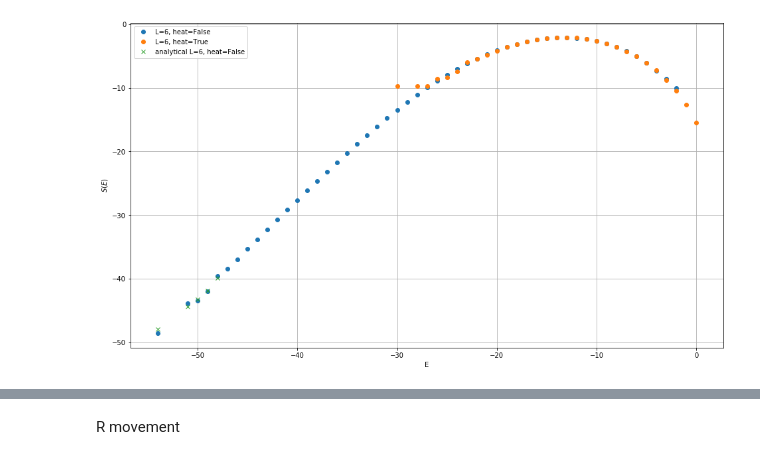
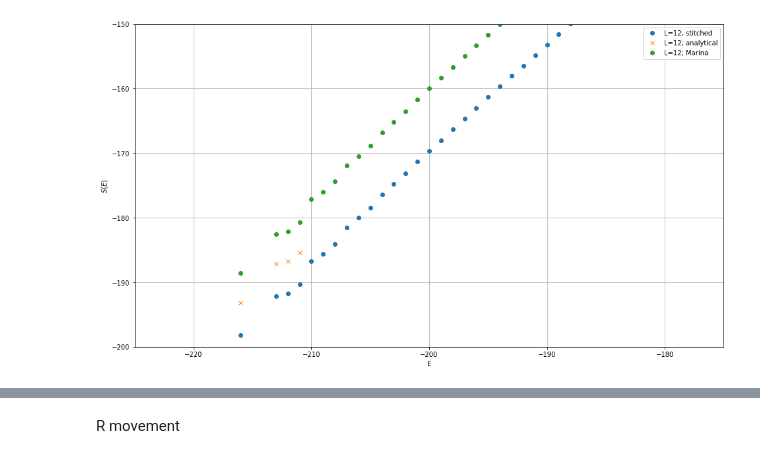
Before and after one commit to MarvelousLim/Potts20Simulation, a Jupyter notebook: Potts20Simulation/2DHexPotts4Marina.ipynb, the cells around one changed output, grey strips where cells are left out. Cells and saved outputs as stored; diff of their text form; code cells hidden in the pictures.

```diff
--- a/Potts20Simulation/2DHexPotts4Marina.ipynb
+++ b/Potts20Simulation/2DHexPotts4Marina.ipynb
@@ -146 +114,3 @@ second_d.keys(), second_d_heat.keys()
+# %%
+stitched = stitch_S(heat, cool)
 # %%
@@ -174,0 +129,2 @@ analytical_shift
+# %%
+analytical = analytical_S(cool["q"], cool["L"])
@@ -174,0 +150,9 @@ analytical_shift
+# %%
+L = 12
+name = "./marina_datasets/out_density_{}_q4_honey_3n2_avg_LL.txt".format(L)
+Marina = od()
+with open(name) as f:
+    for E, line in enumerate(f):
+        S = float(line)
+        Marina[E - 3 * L * L / 2  + 3] = S
+Marina
@@ -174,0 +177,12 @@ analytical_shift
+# %%
+L = 12
+name = "./marina_datasets/L{}_honey.csv".format(L)
+Marina = od()
+count = 0
+with open(name) as f:
+    for line in f:
+        if count:
+            E, S = map(float, line.split(";"))
+            Marina[-E] = S
+        count += 1
+Marina
@@ -175,16 +207,24 @@ analytical_shift
 # %%
 plt.figure(figsize=(16, 9))
-lst = [6]
+lst = [12]
+
 for L in lst:
-    plt.plot([E for E in second_d[L]], [S for E, S in second_d[L].items()], 'o', label="L={}, heat={}".format(L, False))
-    if L in second_d_heat:
-        plt.plot([E for E in second_d_heat[L]], [S for E, S in second_d_heat[L].items()], 'o', label="L={}, heat={}".format(L, True))
-    plt.plot([E for E in analytical_levels(L)], [S - analytical_shift[L] for E, S in analytical_levels(L).items()],
-             'o', label="analytical L={}, heat={}".format(L, False), marker="x")
+
+    plt.plot([E for E in stitched], [S for E, S in stitched.items()], 'o', label="L={}; stitched".format(heat["L"]))
+
+    plt.plot([E for E in analytical], [S + 5 for E, S in analytical.items()], 'o', label="L={}; analytical".format(heat["L"]),
+            marker = "x")
+
+    plt.plot([E for E in Marina], [S - 190 for E, S in Marina.items()], 'o', label="L={}; Marina".format(heat["L"]))
+
 
 plt.ylabel("$S(E)$")
 plt.xlabel("E")
+
+plt.ylim([-200, -150])
+plt.xlim([-225, -175])
+
 plt.legend()
 plt.grid()
 # %% [output]
-[figure, old version]
+[figure, new version]
```
Also changed, not shown: parts of 13 cells of this notebook, 3 other files.
